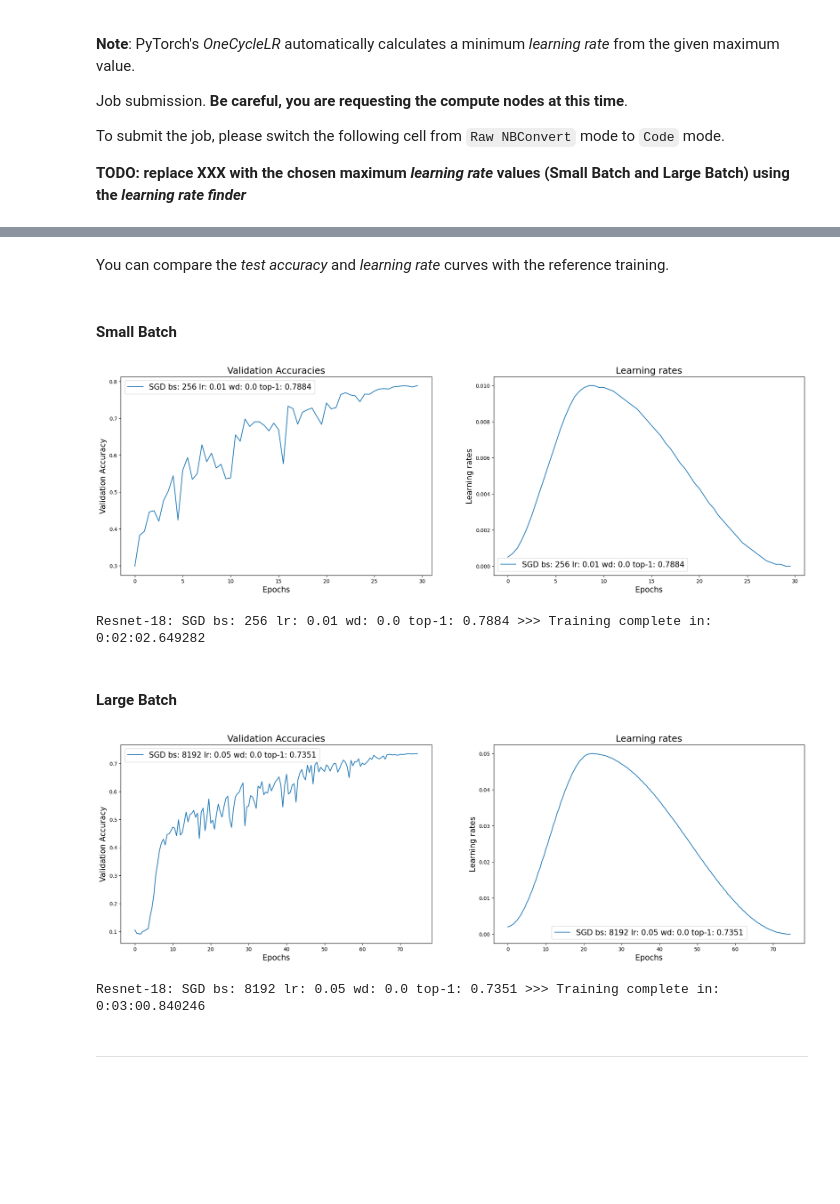
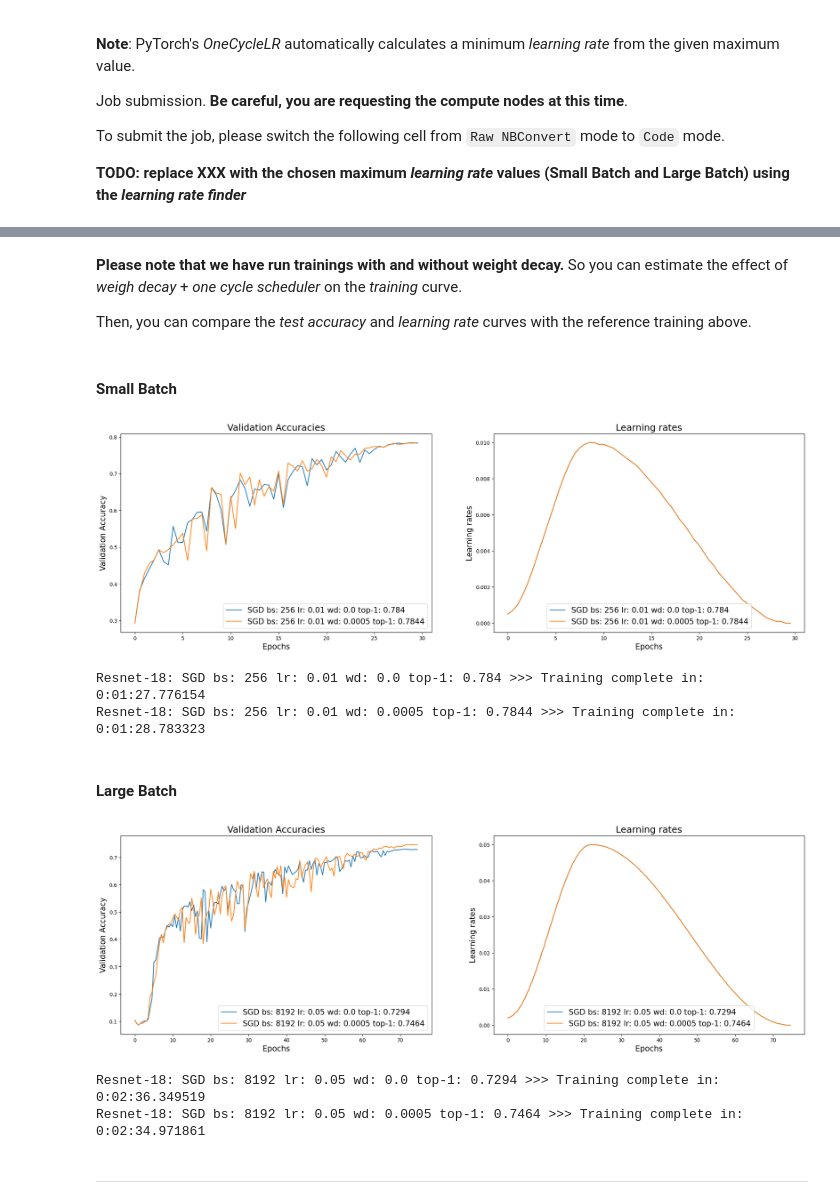
Before and after one commit to IDRIS-CNRS/DLO-JZ, a Jupyter notebook: Jour3/tp_optimizer/solutions/DLO-JZ_Optimizers_solution.ipynb, the cells around one changed output, grey strips where cells are left out. Saved outputs shown, nothing was run; the diff lists cells and outputs as text; code cells hidden in the pictures; blank space fills up the shorter version.

```diff
--- a/Jour3/tp_optimizer/solutions/DLO-JZ_Optimizers_solution.ipynb
+++ b/Jour3/tp_optimizer/solutions/DLO-JZ_Optimizers_solution.ipynb
@@ -40,9 +33,9 @@ The environment module for the *jobs* and the image size are set for this *noteb
 # %%
 from idr_pytools import display_slurm_queue, gpu_jobs_submitter, search_log
 from dlojz_tools_tp import plot_accuracy, lrfind_plot, plot_accuracy_lr, model_vizu, update_vizu
-MODULE = 'pytorch-gpu/py3/2.1.1'
-account = 'sos@v100'
-n_gpu = 2
+MODULE = 'pytorch-gpu/py3/2.3.0'
+account = 'for@a100'
+n_gpu = 1
 
 name = 'pseudo'  #TODO#
 # %%
@@ -252,8 +241,8 @@ To submit the job, please switch the following cell from `Raw NBConvert` mode to
 # %%
 lr_smallb = 1e-2
 lr_largeb = 5e-2
-command = [f'cifar10.py -b 128 -e 30 --wd 0. --lr {lr_smallb}',
-           f'cifar10.py -b 4096 -e 75 --wd 0. --lr {lr_largeb}']
+command = [f'cifar10.py -b 256 -e 30 --wd 5e-4 --lr {lr_smallb}', f'cifar10.py -b 8192 -e 75 --wd 5e-4 --lr {lr_largeb}',
+           f'cifar10.py -b 256 -e 30 --wd 0. --lr {lr_smallb}', f'cifar10.py -b 8192 -e 75 --wd 0. --lr {lr_largeb}']
 jobid_sgd = gpu_jobs_submitter(command, n_gpu, MODULE, name=name,
                    account=account, time_max='00:10:00')
 print(f'jobid_sgd = {jobid_sgd}')
@@ -275,2 +257,0 @@ display_slurm_queue(name)
-# %% [markdown]
-You can compare the *test accuracy* and *learning rate* curves with the reference training.
@@ -277,19 +260,25 @@ You can compare the *test accuracy* and *learning rate* curves with the referenc
+# %% [markdown]
+**Please note that we have run trainings with and without weight decay.** So you can estimate the effect of *weigh decay* + *one cycle scheduler* on the *training* curve.
+
+Then, you can compare the *test accuracy* and *learning rate* curves with the reference training above.
 # %% [markdown]
 #### Small Batch
 # %%
-jobids=jobid_sgd[0]
+jobids=[jobid_sgd[2],jobid_sgd[0]]
 plot_accuracy_lr(jobids)
 # %% [output]
-[figure, old version]
+[figure, new version]
-Resnet-18: SGD bs: 256 lr: 0.01 wd: 0.0 top-1: 0.7884 >>> Training complete in: 0:02:02.649282
+Resnet-18: SGD bs: 256 lr: 0.01 wd: 0.0 top-1: 0.784 >>> Training complete in: 0:01:27.776154
+Resnet-18: SGD bs: 256 lr: 0.01 wd: 0.0005 top-1: 0.7844 >>> Training complete in: 0:01:28.783323
 # %% [markdown]
 #### Large Batch
 # %%
-jobids=jobid_sgd[1]
+jobids=[jobid_sgd[3],jobid_sgd[1]]
 plot_accuracy_lr(jobids)
 # %% [output]
-[figure, old version]
+[figure, new version]
-Resnet-18: SGD bs: 8192 lr: 0.05 wd: 0.0 top-1: 0.7351 >>> Training complete in: 0:03:00.840246
+Resnet-18: SGD bs: 8192 lr: 0.05 wd: 0.0 top-1: 0.7294 >>> Training complete in: 0:02:36.349519
+Resnet-18: SGD bs: 8192 lr: 0.05 wd: 0.0005 top-1: 0.7464 >>> Training complete in: 0:02:34.971861
 # %% [markdown]
 ------------------------------------
 # %% [markdown]
```
Also changed, not shown: parts of 35 cells of this notebook, 13 other files.
